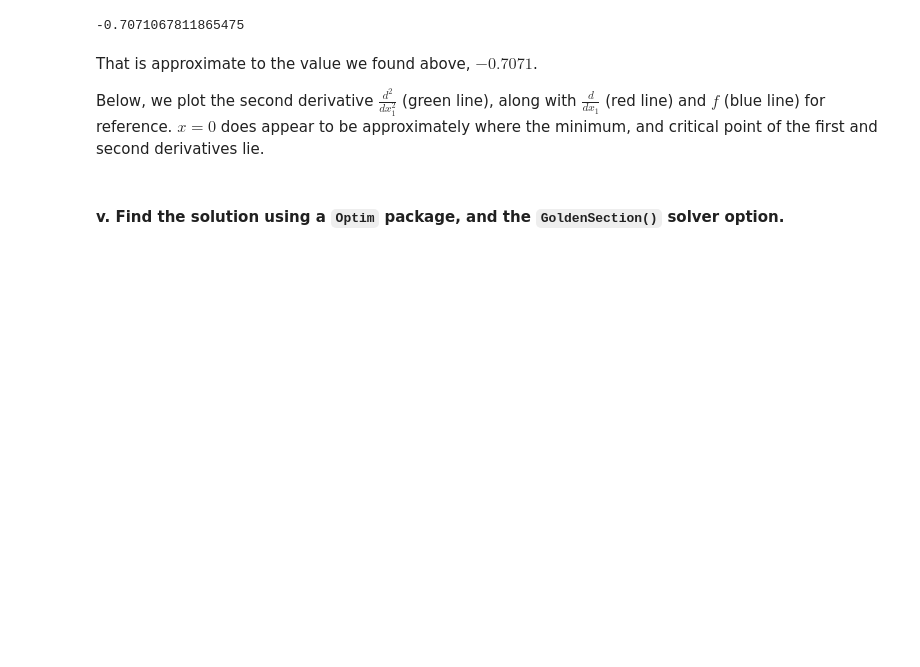
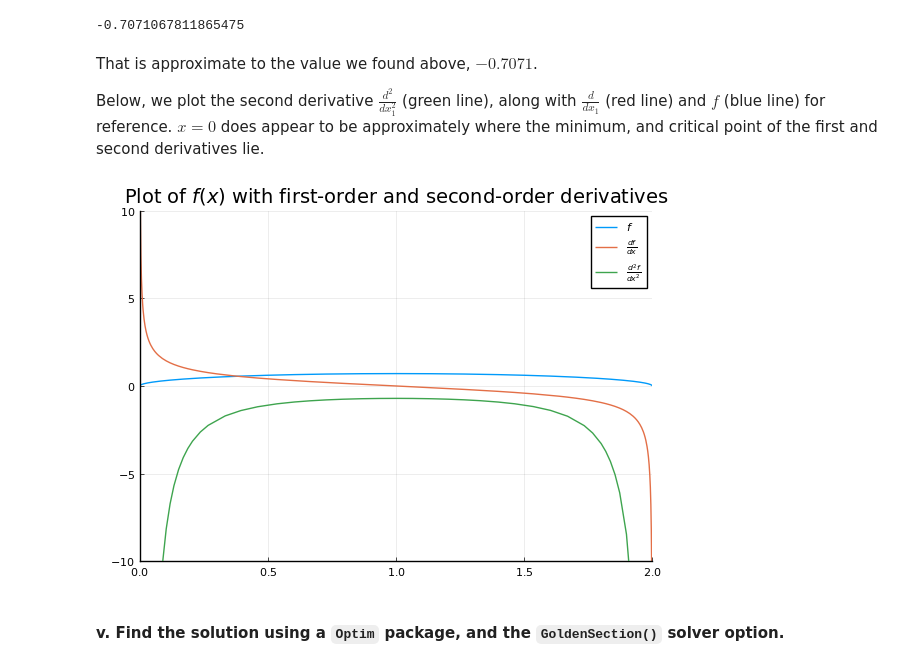
Before and after one commit to YawenZhang01/OptimizationWinter2023, a Jupyter notebook: assignments/hw-7.ipynb, the cells around one changed output. Saved outputs shown, nothing was run; the diff lists cells and outputs as text; code cells hidden in the pictures; blank space fills up the shorter version.

```diff
--- a/assignments/hw-7.ipynb
+++ b/assignments/hw-7.ipynb
@@ -161,19 +173,19 @@ That is approximate to the value we found above, $-0.7071$.
 
 Below, we plot the second derivative $\frac{d^2}{dx_1^2}$ (green line), along with $\frac{d}{dx_1}$ (red line) and $f$ (blue line) for reference. $x=0$ does appear to be approximately where the minimum, and critical point of the first and second derivatives lie.
 # %%
-using ForwardDiff, Plots
-pythonplot()
-
 x = 1:0.5:20
 
 dfdx = x -> ForwardDiff.derivative(f, x)
 d2fdx2 = x -> ForwardDiff.derivative(dfdx, x)
 
 plot(
     [f, dfdx, d2fdx2],
     xlims=[0, 2],
     ylims=[-10, 10],
-    label=["f" "df/dx" "d^2f/dx^2"]
+    label=[L"f" L"\frac{df}{dx}" L"\frac{d^2f}{dx^2}"],
+    title=L"Plot of $f(x)$ with first-order and second-order derivatives"
 )
+# %% [output]
+[figure, added]
 # %% [markdown]
 #### v. Find the solution using a `Optim` package, and the `GoldenSection()` solver option.
```
Also changed, not shown: parts of 11 cells of this notebook.
